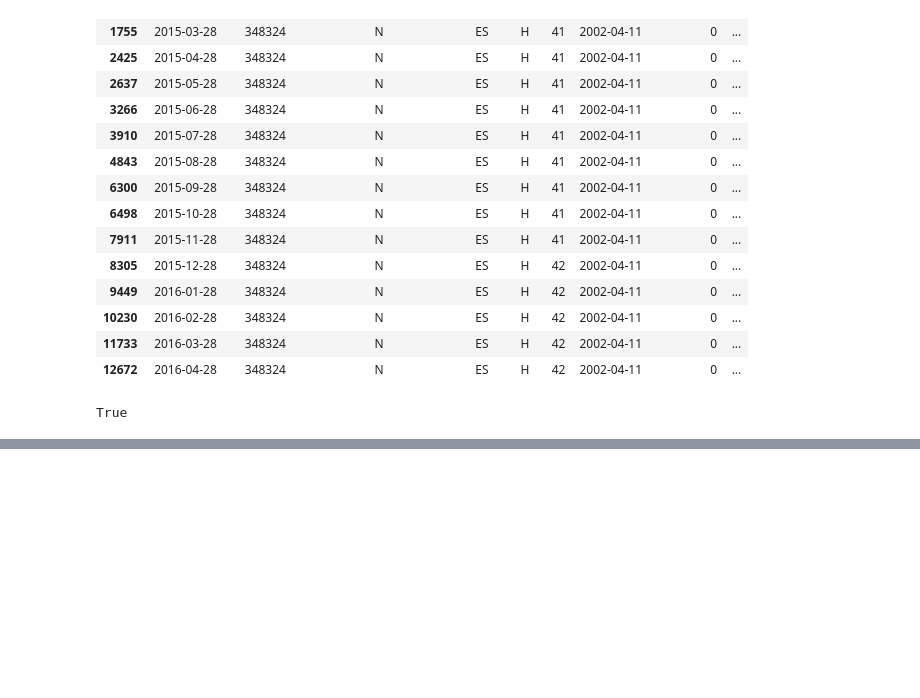
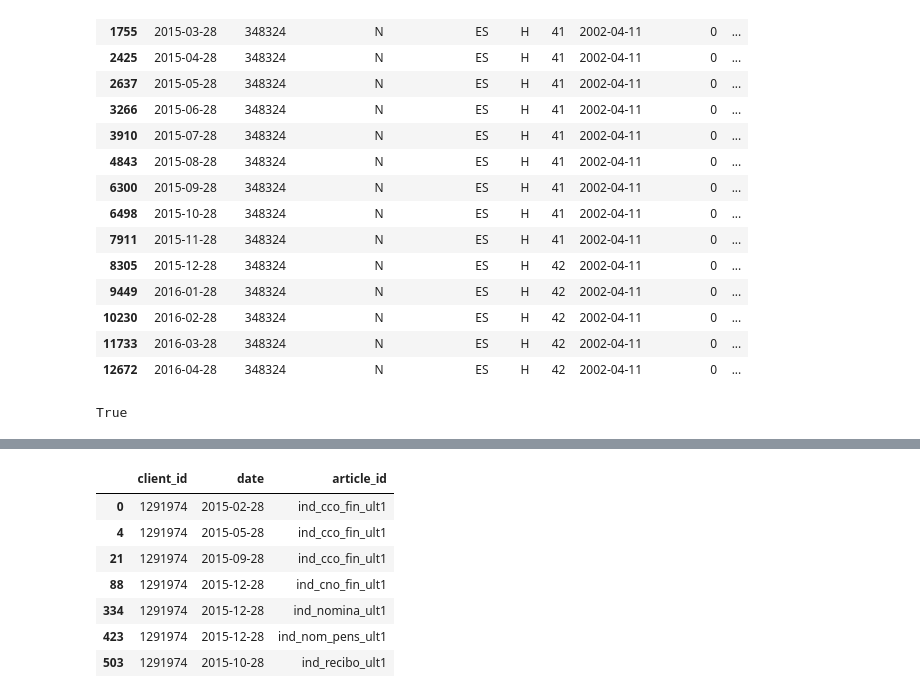
Before and after one commit to getindata/quickstart-ml-blueprints, a Jupyter notebook: notebooks/santander_to_act.ipynb, the cells around one changed output, grey strips where cells are left out. Saved outputs shown, nothing was run; the diff lists cells and outputs as text; code cells hidden in the pictures; blank space fills up the shorter version.

```diff
--- a/notebooks/santander_to_act.ipynb
+++ b/notebooks/santander_to_act.ipynb
@@ -287,0 +408,2 @@ True
+# %%
+t_train, t_val = santander_to_transactions(train, val)
@@ -287,0 +419,11 @@ True
+# %%
+t_train.loc[t_train.client_id == 1291974, :]
+# %% [output]
+|  | client_id | date | article_id |
+| 0 | 1291974 | 2015-02-28 | ind_cco_fin_ult1 |
+| 4 | 1291974 | 2015-05-28 | ind_cco_fin_ult1 |
+| 21 | 1291974 | 2015-09-28 | ind_cco_fin_ult1 |
+| 88 | 1291974 | 2015-12-28 | ind_cno_fin_ult1 |
+| 334 | 1291974 | 2015-12-28 | ind_nomina_ult1 |
+| 423 | 1291974 | 2015-12-28 | ind_nom_pens_ult1 |
+| 503 | 1291974 | 2015-10-28 | ind_recibo_ult1 |
```
Also changed, not shown: parts of 12 cells of this notebook, 4 other files.
